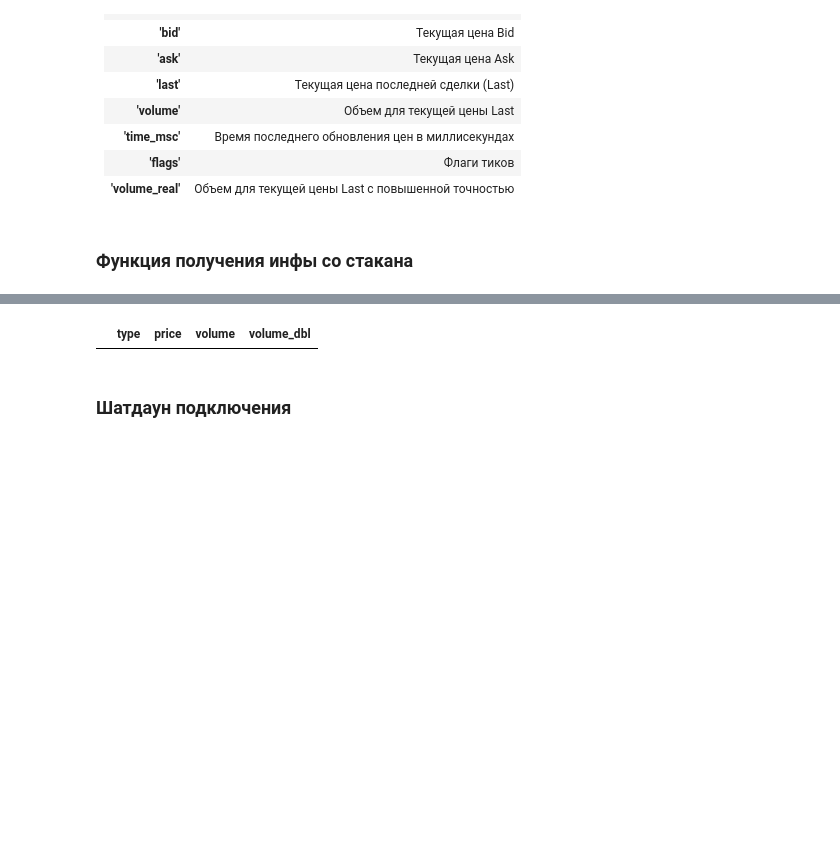
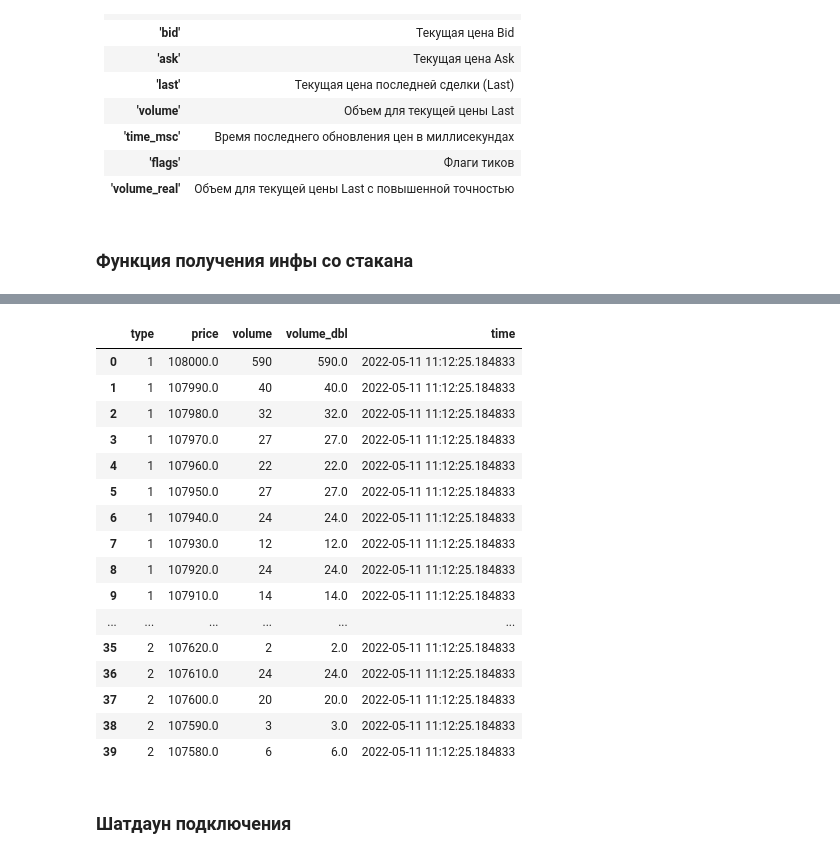
Before and after one commit to snakerzr/time_and_sales_prediction_exploration, a Jupyter notebook: Ticks.ipynb, the cells around one changed output, grey strips where cells are left out. Saved outputs shown, nothing was run; the diff lists cells and outputs as text; code cells hidden in the pictures; blank space fills up the shorter version.

```diff
--- a/Ticks.ipynb
+++ b/Ticks.ipynb
@@ -118,0 +134,21 @@ def get_ticks(symbol,days_before=1, copy_tick_flag=mt5.COPY_TICKS_ALL):
+# %%
+columns = ['type','price','volume','volume_dbl']
+
+df_mb = pd.DataFrame()
+
+mt5.market_book_add(ticker)
+
+counter = 0
+
+while dt.datetime.now().hour < 13:
+#     print(counter)
+    df_market_book = pd.DataFrame(mt5.market_book_get(ticker),columns=columns)
+    df_market_book['time'] = dt.datetime.now()
+    df_market_book['batch_number'] = counter
+    df_mb = pd.concat([df_mb,df_market_book])
+    counter += 1
+    time.sleep(0.05)
+
+mt5.market_book_release(ticker)
+
+df_mb
@@ -119,15 +198,37 @@ def get_ticks(symbol,days_before=1, copy_tick_flag=mt5.COPY_TICKS_ALL):
 # %%
+# Ф-ция разового запроса стакана
+# Здесь каждый раз идет регистрация "сбора инфы о стакане" с помощью
+# mt5.market_book_add(symbol),
+# а затем отзыв
+# mt5.market_book_release(symbol)
 def get_market_book(symbol):
     mt5.market_book_add(symbol)
     columns = ['type','price','volume','volume_dbl']
     df_market_book = pd.DataFrame(mt5.market_book_get(symbol),columns=columns)
-#     df_market_book['time'] = dt.datetime.now()
+    df_market_book['time'] = dt.datetime.now()
+
     mt5.market_book_release(symbol)
     return df_market_book
 
-# get_market_book(ticker)
+get_market_book(ticker)
 # %% [output]
-|  | type | price | volume | volume_dbl |
+|  | type | price | volume | volume_dbl | time |
+| 0 | 1 | 108000.0 | 590 | 590.0 | 2022-05-11 11:12:25.184833 |
+| 1 | 1 | 107990.0 | 40 | 40.0 | 2022-05-11 11:12:25.184833 |
+| 2 | 1 | 107980.0 | 32 | 32.0 | 2022-05-11 11:12:25.184833 |
+| 3 | 1 | 107970.0 | 27 | 27.0 | 2022-05-11 11:12:25.184833 |
+| 4 | 1 | 107960.0 | 22 | 22.0 | 2022-05-11 11:12:25.184833 |
+| 5 | 1 | 107950.0 | 27 | 27.0 | 2022-05-11 11:12:25.184833 |
+| 6 | 1 | 107940.0 | 24 | 24.0 | 2022-05-11 11:12:25.184833 |
+| 7 | 1 | 107930.0 | 12 | 12.0 | 2022-05-11 11:12:25.184833 |
+| 8 | 1 | 107920.0 | 24 | 24.0 | 2022-05-11 11:12:25.184833 |
+| 9 | 1 | 107910.0 | 14 | 14.0 | 2022-05-11 11:12:25.184833 |
+| ... | ... | ... | ... | ... | ... |
+| 35 | 2 | 107620.0 | 2 | 2.0 | 2022-05-11 11:12:25.184833 |
+| 36 | 2 | 107610.0 | 24 | 24.0 | 2022-05-11 11:12:25.184833 |
+| 37 | 2 | 107600.0 | 20 | 20.0 | 2022-05-11 11:12:25.184833 |
+| 38 | 2 | 107590.0 | 3 | 3.0 | 2022-05-11 11:12:25.184833 |
+| 39 | 2 | 107580.0 | 6 | 6.0 | 2022-05-11 11:12:25.184833 |
 # %% [markdown]
 ### Шатдаун подключения
 # %%
```
Also changed, not shown: parts of 35 cells of this notebook.
